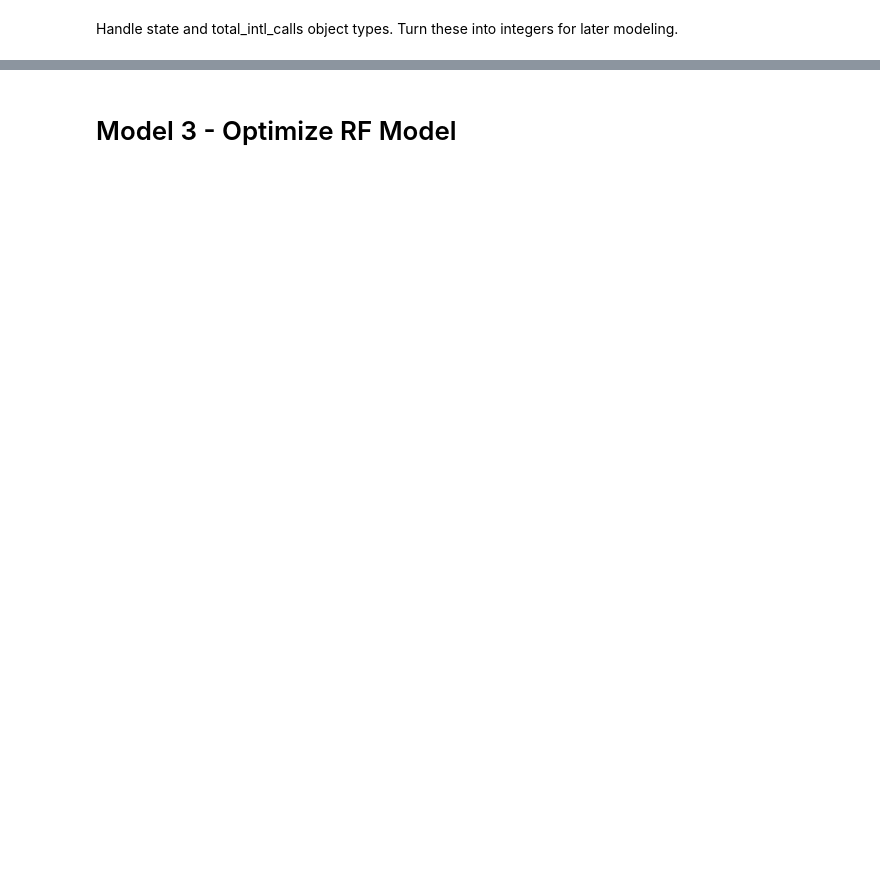
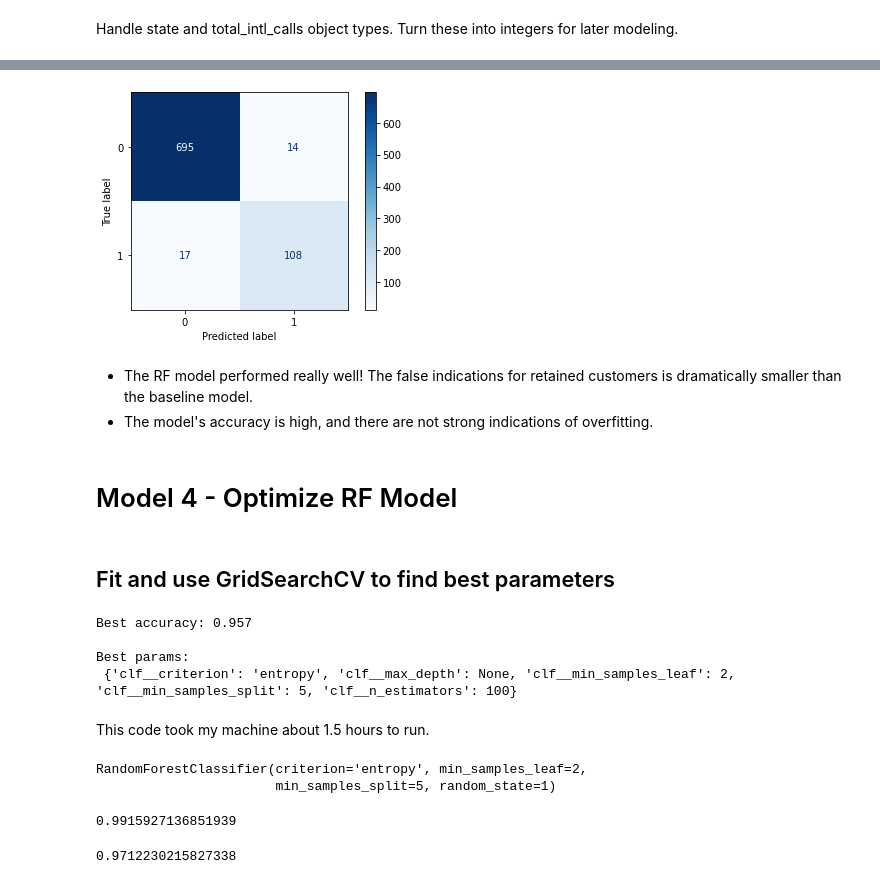
Before and after one commit to samoliver3/dsc-phase-3-project, a Jupyter notebook: notebooks/modeling.ipynb, the cells around one changed output, grey strips where cells are left out. Drawn from its saved outputs; the diff is of its cells as text; code cells hidden in the pictures; blank space fills up the shorter version.

```diff
--- a/notebooks/modeling.ipynb
+++ b/notebooks/modeling.ipynb
@@ -237,0 +396,4 @@ def plot_feature_importances(model):
+# %%
+svclassifier = SVC(kernel='poly', C=1)
+svclassifier.fit(X_train_resampled, y_train_resampled)
+y_pred = svclassifier.predict(X_test)
@@ -237,0 +432,6 @@ def plot_feature_importances(model):
+# %%
+# best rbf params: C=10, gamma=1 with .861 accuracy on test set
+# best poly params: C=1, gamma=1 with .887 accuracy on test set
+svclassifier = SVC(kernel='poly', C=10, gamma=1)
+svclassifier.fit(X_train_resampled, y_train_resampled)
+y_pred = svclassifier.predict(X_test)
@@ -237,0 +480,4 @@ def plot_feature_importances(model):
+# %%
+# random forest model
+forest = RandomForestClassifier(n_estimators=100, max_depth=13, random_state=1)
+forest.fit(X_train_resampled, y_train_resampled)
@@ -240,16 +572,26 @@ plot_feature_importances(forest)
+# %%
+plot_confusion_matrix(forest, X_test, y_test,
+                     cmap=plt.cm.Blues)
+plt.show()
+# %% [output]
+[figure, added]
+# %% [markdown]
+* The RF model performed really well! The false indications for retained customers is dramatically smaller than the baseline model.
+* The model's accuracy is high, and there are not strong indications of overfitting.
 # %% [markdown]
-# Model 3 - Optimize RF Model
+# Model 4 - Optimize RF Model
+# %% [markdown]
+## Fit and use GridSearchCV to find best parameters
 # %%
 # Using a pipeline to select for optimal parameters in the RF Classifier
 pipe = Pipeline([('clf', RandomForestClassifier(random_state=1))])
 
-param_range = np.arange(1, 17, 1)
-
-grid_params = [{'clf__n_estimators': [100],
+grid_params = [{'clf__n_estimators': [100, 1000],
                 'clf__criterion': ['gini', 'entropy'],
-                'clf__max_depth': param_range,
-                'clf__min_samples_split': param_range[1:],
-                'clf__min_samples_leaf': param_range,}]
+                'clf__max_depth': [None, 1, 5, 7, 11, 13, 17, 19],
+                'clf__min_samples_split': [2, 5, 10],
+                'clf__min_samples_leaf': [2, 3, 4, 5]
+               }]
 
 # grid search
 gs = GridSearchCV(estimator=pipe,
@@ -258,10 +600,35 @@ gs = GridSearchCV(estimator=pipe,
                   cv=10)
 
 # Fit using grid search
-gs.fit(X_train_full, y_train_resampled)
+gs.fit(X_train_resampled, y_train_resampled)
 
 # Best accuracy
 print('Best accuracy: %.3f' % gs.best_score_)
 
 # Best params
 print('\nBest params:\n', gs.best_params_)
+# %% [output]
+Best accuracy: 0.957
+
+Best params:
+ {'clf__criterion': 'entropy', 'clf__max_depth': None, 'clf__min_samples_leaf': 2, 'clf__min_samples_split': 5, 'clf__n_estimators': 100}
+# %% [markdown]
+This code took my machine about 1.5 hours to run.
+# %%
+forest = RandomForestClassifier(n_estimators=100, criterion='entropy',
+                                max_depth=None, min_samples_leaf=2,
+                                min_samples_split=5, random_state=1)
+forest.fit(X_train_resampled, y_train_resampled)
+# %% [output]
+RandomForestClassifier(criterion='entropy', min_samples_leaf=2,
+                       min_samples_split=5, random_state=1)
+# %%
+# Training Accuracy
+forest.score(X_train_resampled, y_train_resampled)
+# %% [output]
+0.9915927136851939
+# %%
+# Testing Accuracy
+forest.score(X_test, y_test)
+# %% [output]
+0.9712230215827338
```
Also changed, not shown: parts of 76 cells of this notebook.
